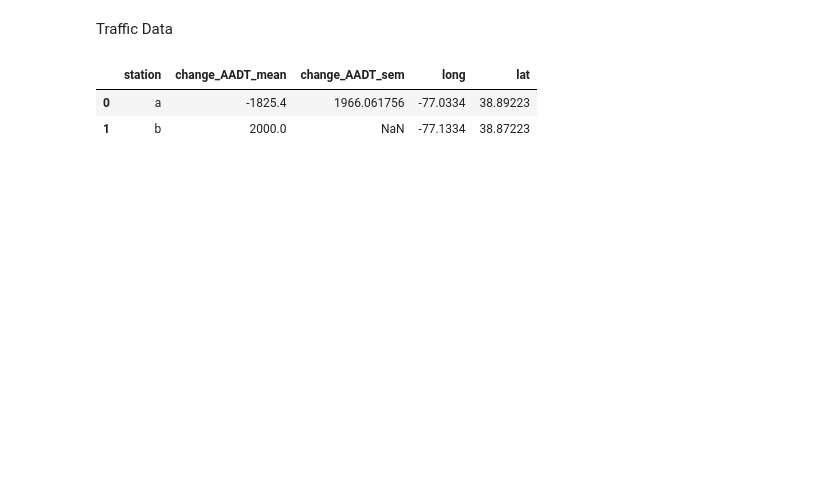
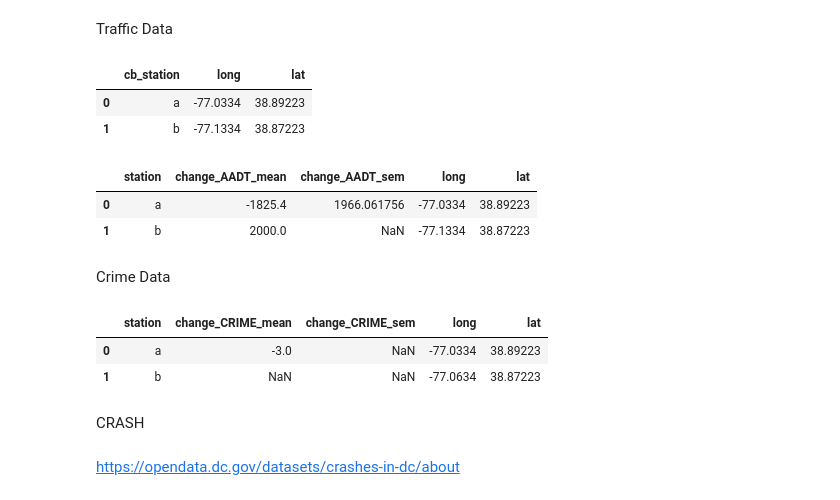
Before and after one commit to IbadatJarg/PPOL5203-Final_Project_Bikeshare, a Jupyter notebook: cleaning_emissions_and_traffic.ipynb, the cells around one changed output. Saved outputs shown, nothing was run; the diff lists cells and outputs as text; code cells hidden in the pictures; blank space fills up the shorter version.

Commit message:
add crime data

```diff
--- a/cleaning_emissions_and_traffic.ipynb
+++ b/cleaning_emissions_and_traffic.ipynb
@@ -135,15 +185,21 @@ def clean_traffic(geo_json, item_len):
     #return
     return(temp)
 # %%
-#test coordinates
+#test coordinates  #DELETE AFTER GETTING IBADAT'S/UPDATE
 coord_df = pd.DataFrame(columns=['cb_station', 'long', 'lat'])
 
 coordinates = pd.DataFrame([
     {'cb_station': "a", 'long': -77.0334, 'lat': 38.89223},
-    {'cb_station': "b", 'long': -77.1334, 'lat': 38.87223}
+    {'cb_station': "b", 'long': -77.0634, 'lat': 38.87223}
 ])
 
 coord_df = pd.concat([coord_df, coordinates], ignore_index = True)
+# %%
+coord_df
+# %% [output]
+|  | cb_station | long | lat |
+| 0 | a | -77.0334 | 38.89223 |
+| 1 | b | -77.1334 | 38.87223 |
 # %%
 #create empty dataframe for storage
 traffic_df = pd.DataFrame(columns=['station', 'change_AADT_mean', 'change_AADT_sem', 'long', 'lat'])
@@ -161,7 +217,7 @@ for xy in range(len(coord_df)):
         append['long'] = coord_df["long"][xy]
         append['lat'] = coord_df["lat"][xy]
         #append it to traffic_df
-        traffic_df = pd.concat([traffic_df, test_df], ignore_index = True)
+        traffic_df = pd.concat([traffic_df, append], ignore_index = True)
         continue
 
     #cleans up resulting json
@@ -179,7 +235,7 @@ for xy in range(len(coord_df)):
         append['long'] = coord_df["long"][xy]
         append['lat'] = coord_df["lat"][xy]
         #append it to traffic_df
-        traffic_df = pd.concat([traffic_df, test_df], ignore_index = True)
+        traffic_df = pd.concat([traffic_df, append], ignore_index = True)
         continue
     elif len(test_df) == 1: #if there is only one row and we can't compute SEM
         test_df = (test_df.assign(change_AADT = test_df["2013"] - test_df["2019"]).
@@ -217,9 +273,11 @@ for xy in range(len(coord_df)):
     test_df = test_df[['station', 'change_AADT_mean', 'change_AADT_sem', 'long', 'lat']]
     #add to storage dataframe
     traffic_df = pd.concat([traffic_df, test_df], ignore_index = True)
-# %%
-traffic_df
-# %% [output]
-|  | station | change_AADT_mean | change_AADT_sem | long | lat |
-| 0 | a | -1825.4 | 1966.061756 | -77.0334 | 38.89223 |
-| 1 | b | 2000.0 | NaN | -77.1334 | 38.87223 |
+# %%
+traffic_df
+# %% [output]
+|  | station | change_AADT_mean | change_AADT_sem | long | lat |
+| 0 | a | -1825.4 | 1966.061756 | -77.0334 | 38.89223 |
+| 1 | b | 2000.0 | NaN | -77.1334 | 38.87223 |
+# %% [markdown]
+Crime Data
@@ -225,0 +321,28 @@ traffic_df
+# %%
+def clean_crime(geo_json, item_len, year):
+    """
+    function to extract columns of interest from crime jsons
+    takes in the json created in crime_query() as well as the length
+    of response.json()["features"]. also a int indicating year of crime api
+    """
+    #storing
+    temp = []
+
+    for item in range(item_len):
+        obs = {
+                "id": geo_json["features"][item]["attributes"]["CCN"],
+                "x": geo_json["features"][item]["attributes"]["LONGITUDE"],
+                "y": geo_json["features"][item]["attributes"]["LATITUDE"],
+                "ward": geo_json["features"][item]["attributes"]["WARD"],
+                "method": geo_json["features"][item]["attributes"]["METHOD"],
+                "shift": geo_json["features"][item]["attributes"]["SHIFT"],
+                "offense": geo_json["features"][item]["attributes"]["OFFENSE"],
+                "year": year
+            }
+        temp.append(obs)
+
+    #return
+    return(temp)
+# %%
+#create empty dataframe for storage
+crime_df = pd.DataFrame(columns=['station', 'change_CRIME_mean', 'change_CRIME_sem', 'long', 'lat'])
@@ -225,0 +438,10 @@ traffic_df
+# %%
+crime_df
+# %% [output]
+|  | station | change_CRIME_mean | change_CRIME_sem | long | lat |
+| 0 | a | -3.0 | NaN | -77.0334 | 38.89223 |
+| 1 | b | NaN | NaN | -77.0634 | 38.87223 |
+# %% [markdown]
+CRASH
+# %% [markdown]
+https://opendata.dc.gov/datasets/crashes-in-dc/about
```
Also changed, not shown: parts of 9 cells of this notebook.
